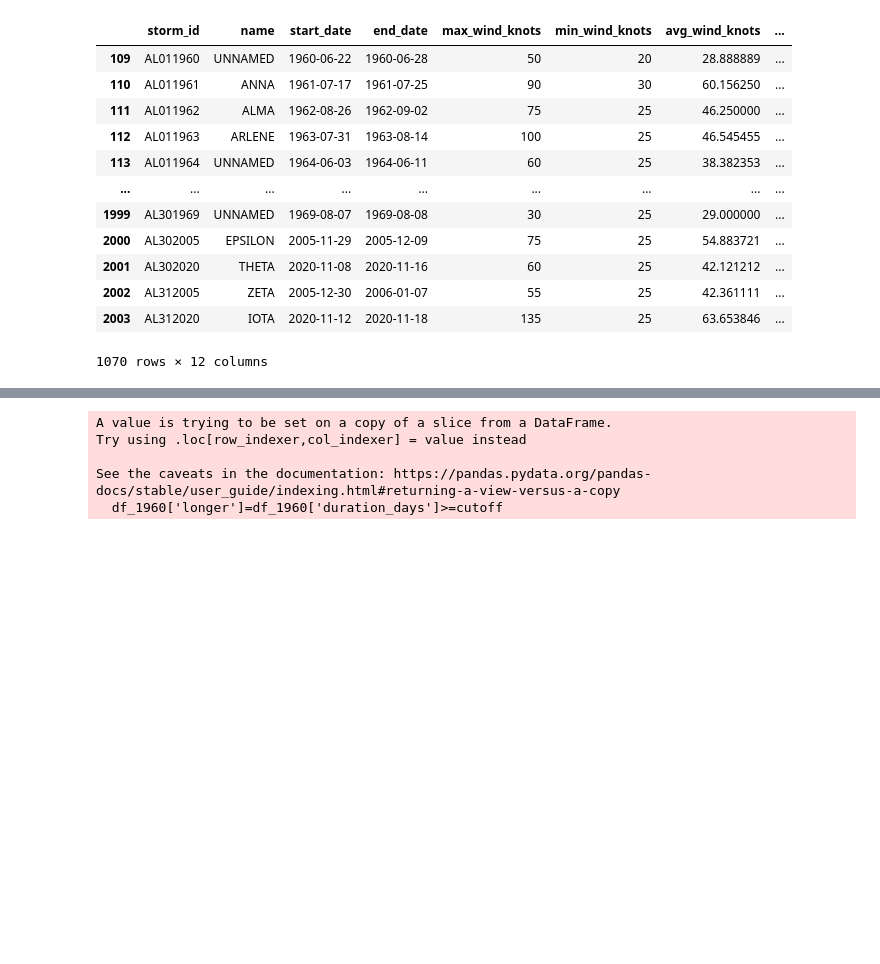
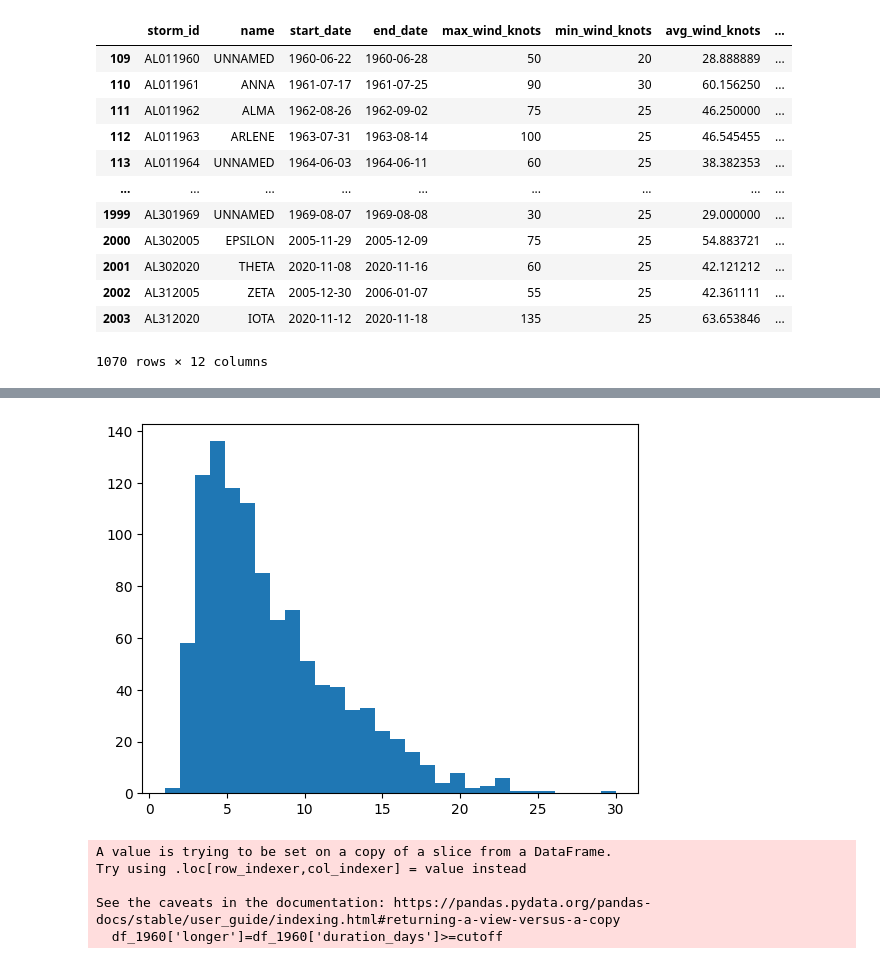
Before and after one commit to Erica4397/for_coding_camp1, a Jupyter notebook: ForCodingCampNotebook.ipynb, the cells around one changed output, grey strips where cells are left out. Saved outputs shown, nothing was run; the diff lists cells and outputs as text; code cells hidden in the pictures; blank space fills up the shorter version.

```diff
--- a/ForCodingCampNotebook.ipynb
+++ b/ForCodingCampNotebook.ipynb
@@ -388,3 +383,8 @@ np.float64(7.429640718562874)
+# %%
+plt.hist(df_1960['duration_days'], bins = 30)
+plt.show()
+# %% [output]
+[figure, added]
 # %%
 #if a hurricane lasts 7 or more days, consider it a 'long' hurricane. I tried other nearby values, there were no big differences.
 #takes the average of the min/max/avg wind knots and the mb of two groups(7 days and longer or less than a weeek)
```
Also changed, not shown: parts of 3 cells of this notebook.
